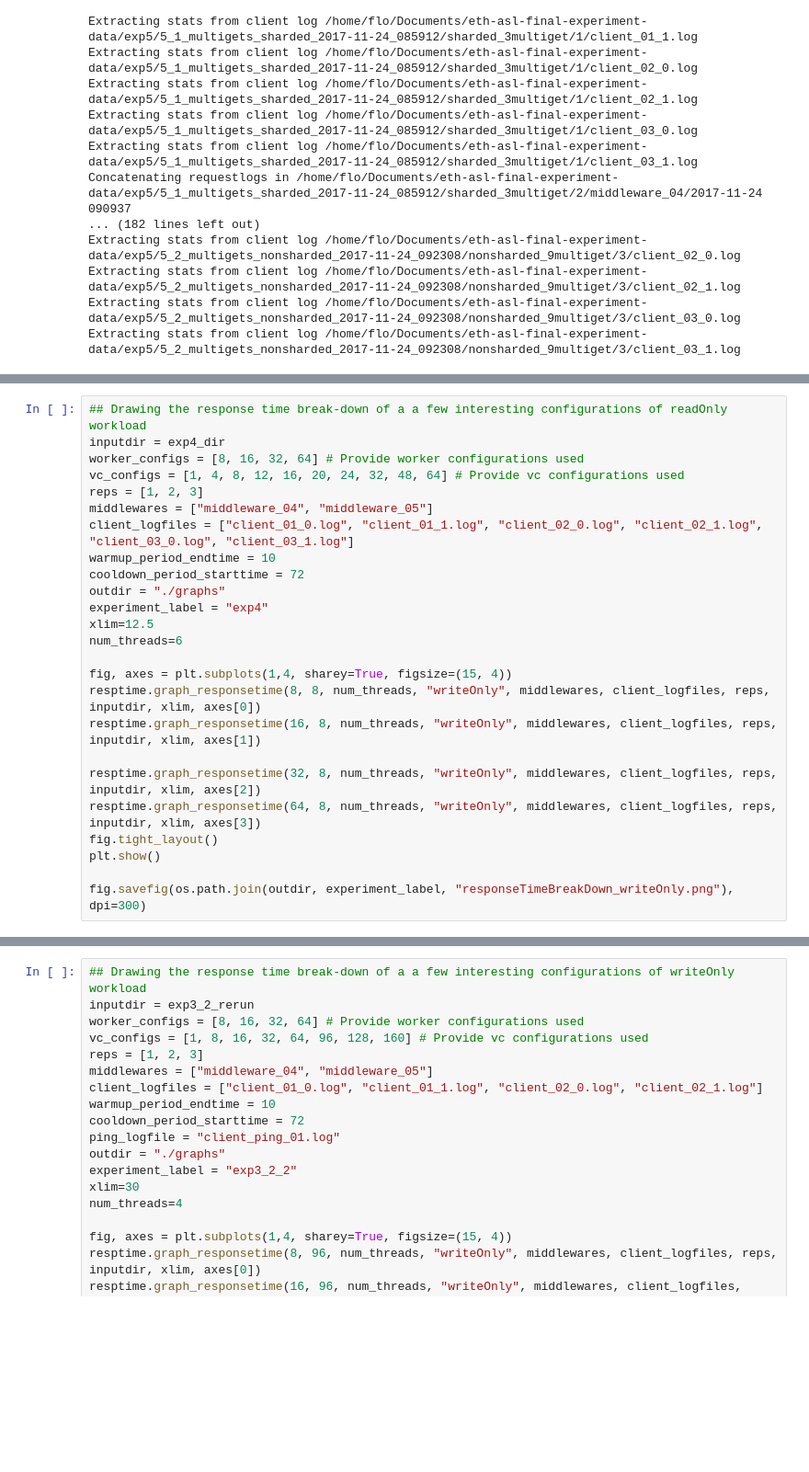
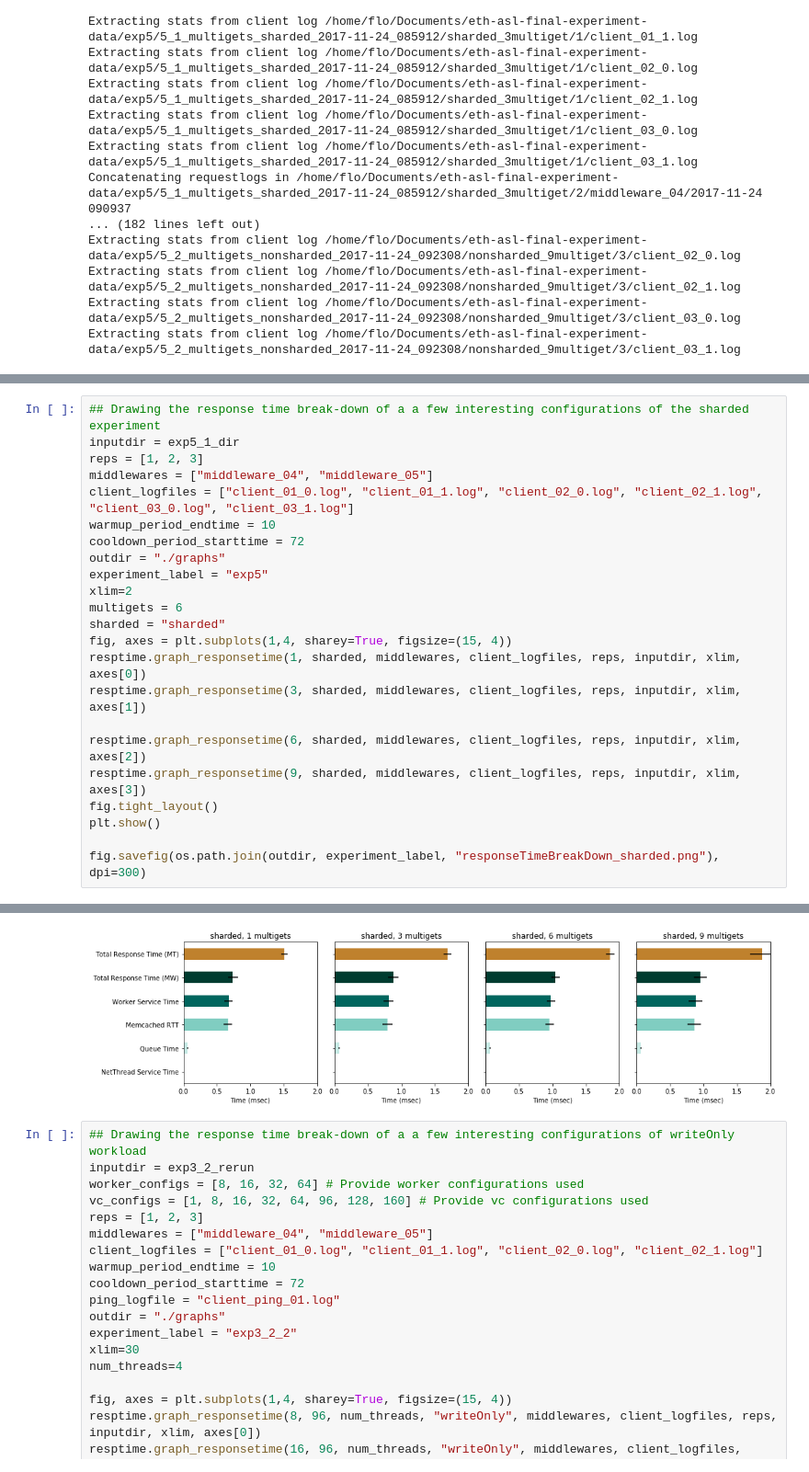
Before and after one commit to flock0/eth-asl, a Jupyter notebook: bash/5_multigets/postprocessing/graphs_5.ipynb, the cells around one changed output, grey strips where cells are left out. Shown at 92% size. Drawn from its saved outputs; the diff is of its cells as text; blank space fills up the shorter version.

```diff
--- a/bash/5_multigets/postprocessing/graphs_5.ipynb
+++ b/bash/5_multigets/postprocessing/graphs_5.ipynb
@@ -136,25 +110,24 @@ for worker in workers:
 # %%
-## Drawing the response time break-down of a a few interesting configurations of readOnly workload
-inputdir = exp4_dir
-worker_configs = [8, 16, 32, 64] # Provide worker configurations used
-vc_configs = [1, 4, 8, 12, 16, 20, 24, 32, 48, 64] # Provide vc configurations used
+## Drawing the response time break-down of a a few interesting configurations of the sharded experiment
+inputdir = exp5_1_dir
 reps = [1, 2, 3]
 middlewares = ["middleware_04", "middleware_05"]
 client_logfiles = ["client_01_0.log", "client_01_1.log", "client_02_0.log", "client_02_1.log", "client_03_0.log", "client_03_1.log"]
 warmup_period_endtime = 10
 cooldown_period_starttime = 72
 outdir = "./graphs"
-experiment_label = "exp4"
-xlim=12.5
-num_threads=6
+experiment_label = "exp5"
+xlim=2
+multigets = 6
+sharded = "sharded"
+fig, axes = plt.subplots(1,4, sharey=True, figsize=(15, 4))
+resptime.graph_responsetime(1, sharded, middlewares, client_logfiles, reps, inputdir, xlim, axes[0])
+resptime.graph_responsetime(3, sharded, middlewares, client_logfiles, reps, inputdir, xlim, axes[1])
 
-fig, axes = plt.subplots(1,4, sharey=True, figsize=(15, 4))
-resptime.graph_responsetime(8, 8, num_threads, "writeOnly", middlewares, client_logfiles, reps, inputdir, xlim, axes[0])
-resptime.graph_responsetime(16, 8, num_threads, "writeOnly", middlewares, client_logfiles, reps, inputdir, xlim, axes[1])
-
-resptime.graph_responsetime(32, 8, num_threads, "writeOnly", middlewares, client_logfiles, reps, inputdir, xlim, axes[2])
-resptime.graph_responsetime(64, 8, num_threads, "writeOnly", middlewares, client_logfiles, reps, inputdir, xlim, axes[3])
+resptime.graph_responsetime(6, sharded, middlewares, client_logfiles, reps, inputdir, xlim, axes[2])
+resptime.graph_responsetime(9, sharded, middlewares, client_logfiles, reps, inputdir, xlim, axes[3])
 fig.tight_layout()
 plt.show()
 
-fig.savefig(os.path.join(outdir, experiment_label, "responseTimeBreakDown_writeOnly.png"), dpi=300)
+fig.savefig(os.path.join(outdir, experiment_label, "responseTimeBreakDown_sharded.png"), dpi=300)
+# %% [output]
@@ -161,3 +151,4 @@ fig.savefig(os.path.join(outdir, experiment_label, "responseTimeBreakDown_writeO
+[figure, added]
 # %%
 ## Drawing the response time break-down of a a few interesting configurations of writeOnly workload
 inputdir = exp3_2_rerun
```
Also changed, not shown: parts of 6 cells of this notebook, 2 other files.
